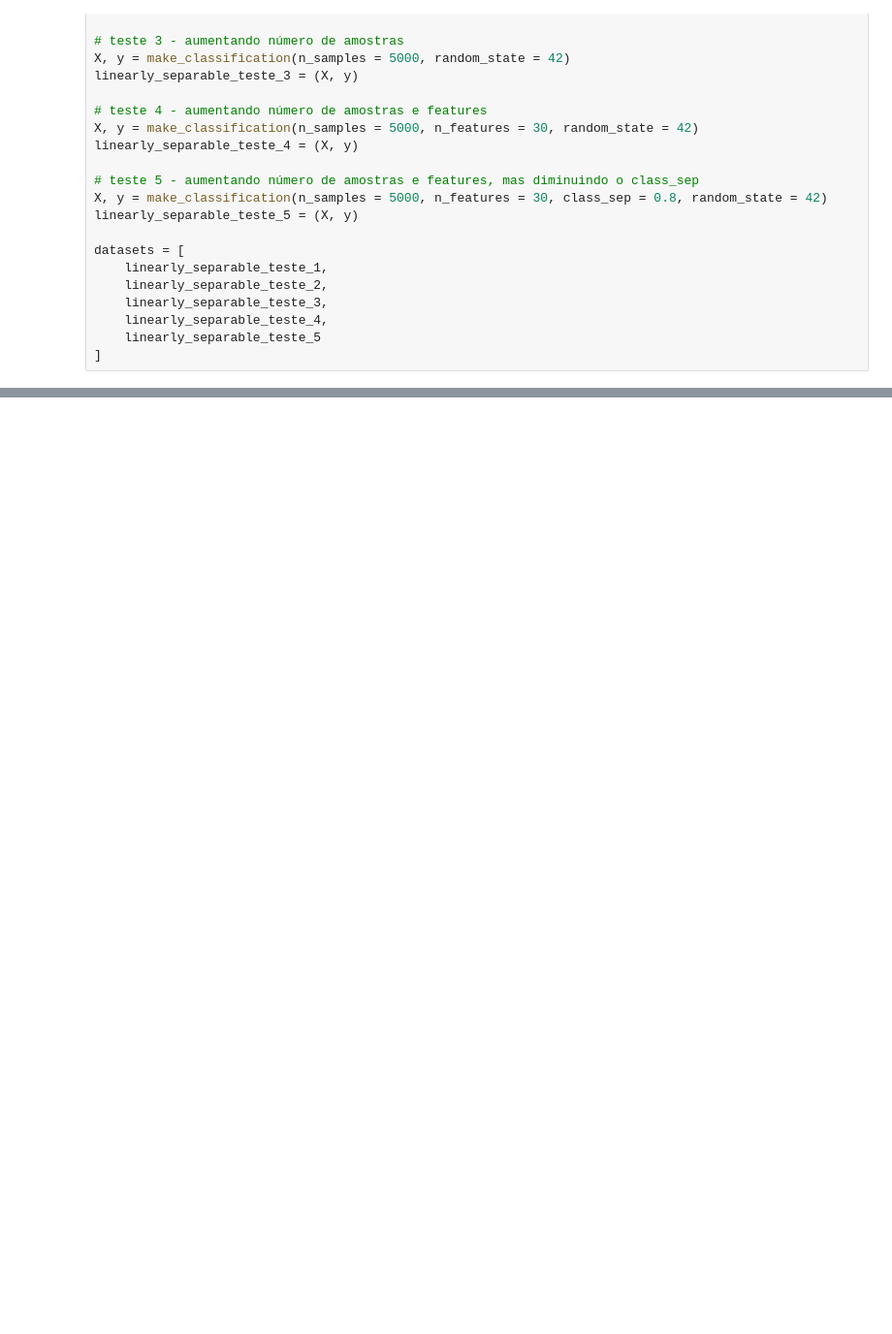
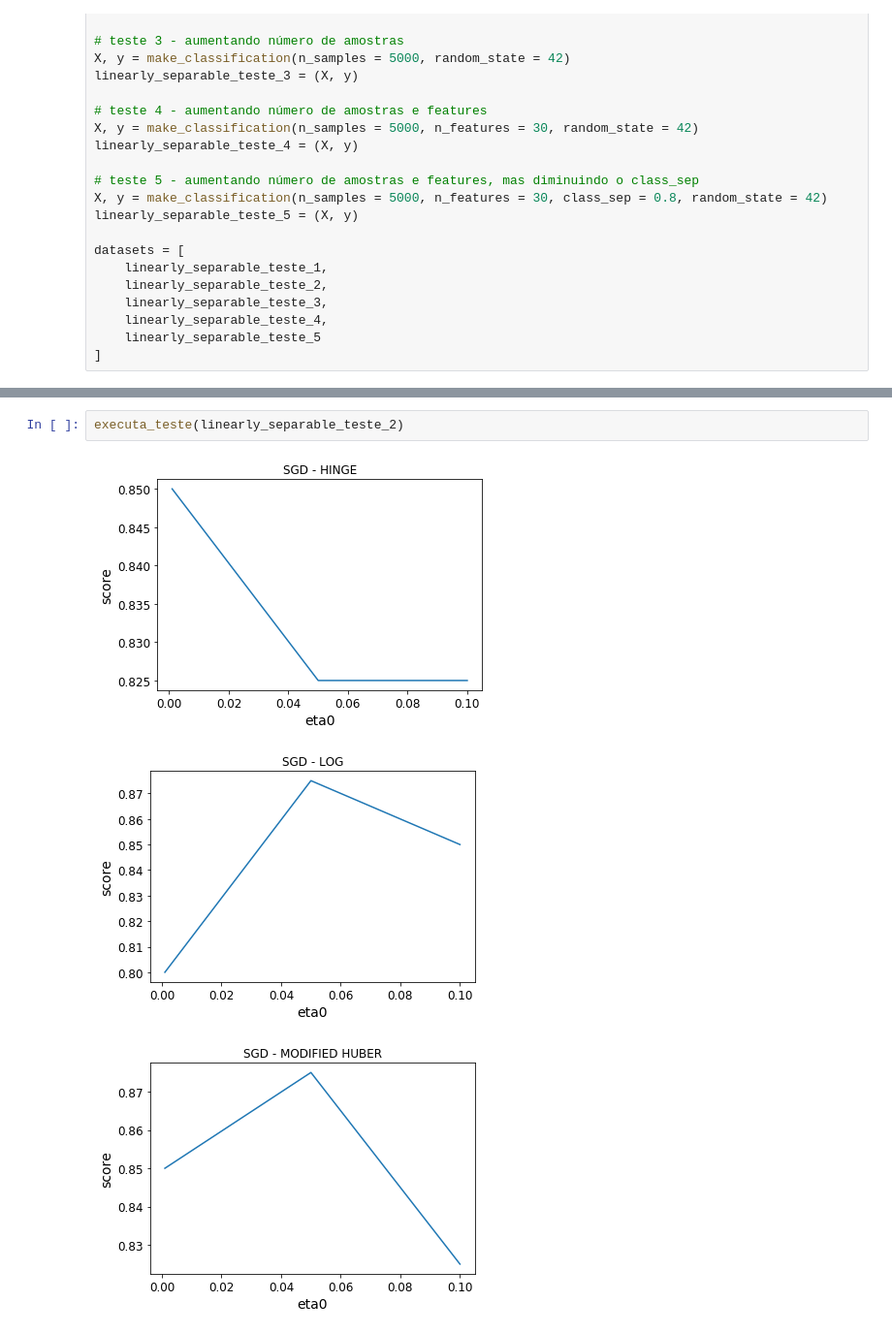
Before and after one commit to joaomarcosmareto/rna, a Jupyter notebook: tarefa3.ipynb, the cells around one changed output, grey strips where cells are left out. Shown: that part at 97% size. Drawn from its saved outputs; the diff is of its cells as text; blank space fills up the shorter version.

```diff
--- a/tarefa3.ipynb
+++ b/tarefa3.ipynb
@@ -195,0 +145,6 @@ Saving figure generated_data_plot
+# %%
+executa_teste(linearly_separable_teste_2)
+# %% [output]
+[figure, added]
+[figure, added]
+[figure, added]
```
Also changed, not shown: parts of 20 cells of this notebook.
